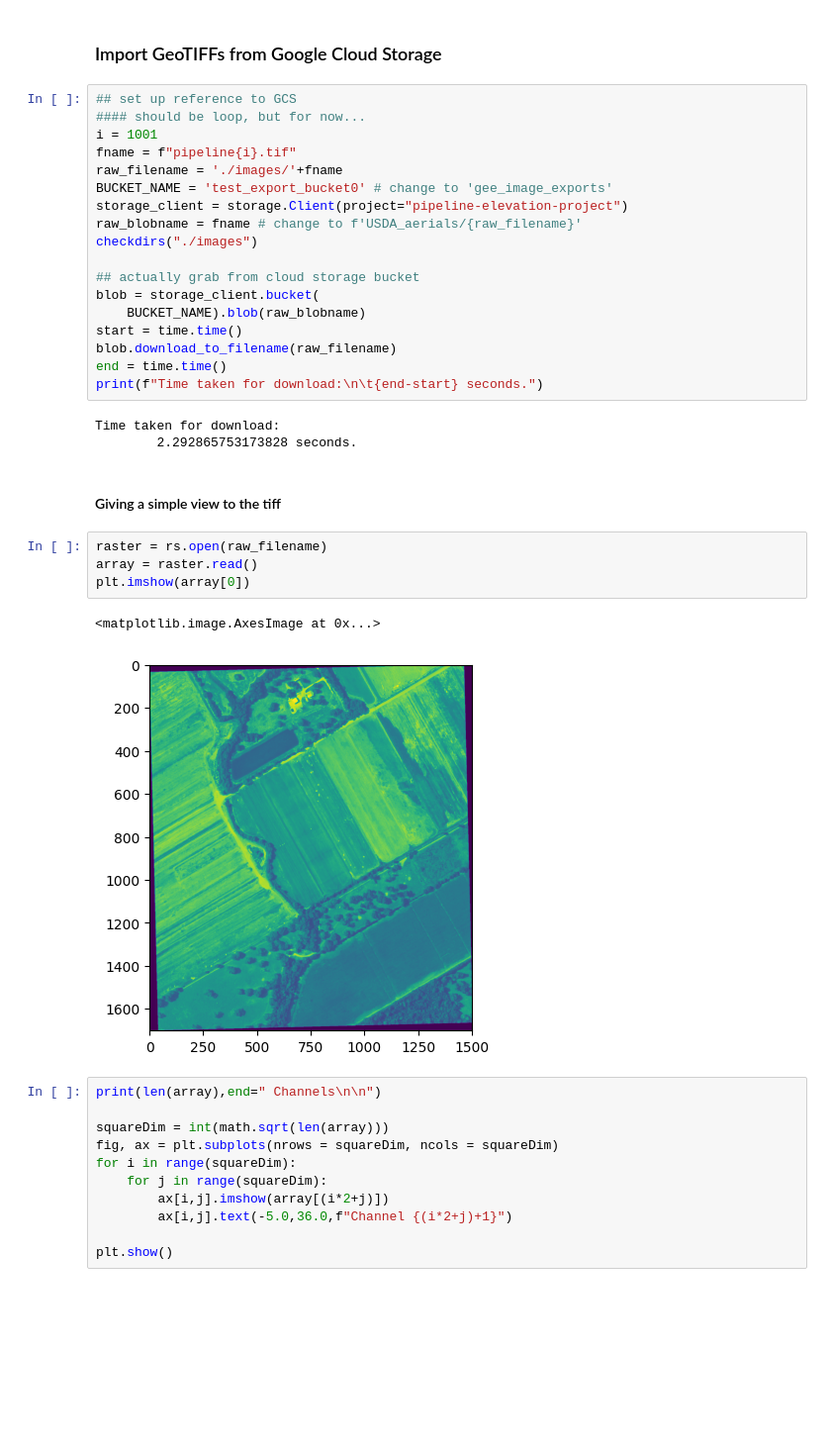
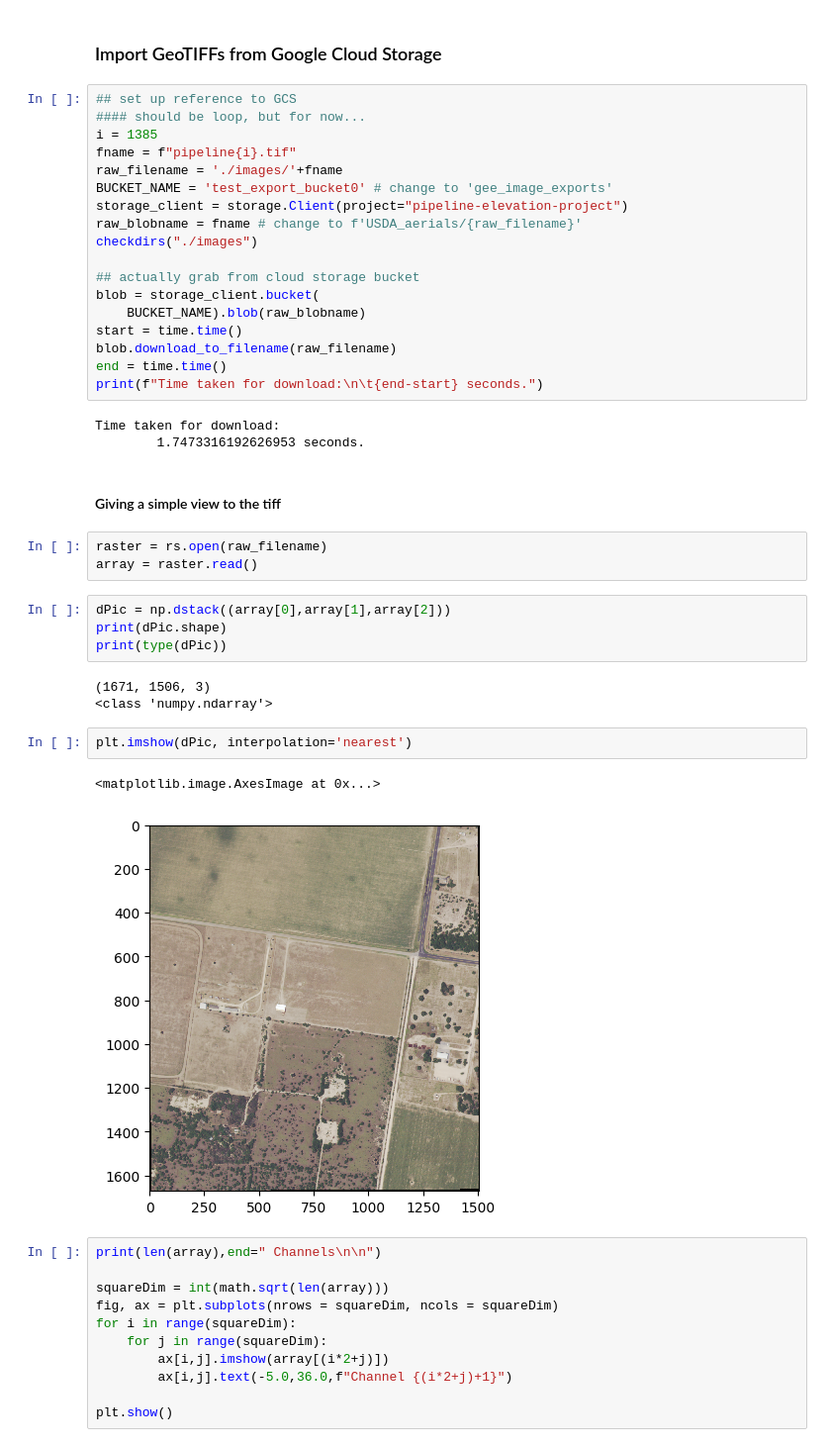
Before and after one commit to LuckyLaharlTim/pipeline-elevation-project, a Jupyter notebook: Modeling/model.ipynb, the cells around one changed output. Shown at 99% size. Drawn from its saved outputs; the diff is of its cells as text; blank space fills up the shorter version.

Commit message:
rgb images

```diff
--- a/Modeling/model.ipynb
+++ b/Modeling/model.ipynb
@@ -37,7 +37,7 @@ def checkdirs(path):
 # %%
 ## set up reference to GCS
 #### should be loop, but for now...
-i = 1001
+i = 1385
 fname = f"pipeline{i}.tif"
 raw_filename = './images/'+fname
 BUCKET_NAME = 'test_export_bucket0' # change to 'gee_image_exports'
@@ -54,16 +54,24 @@ end = time.time()
 print(f"Time taken for download:\n\t{end-start} seconds.")
 # %% [output]
 Time taken for download:
-        2.292865753173828 seconds.
+        1.7473316192626953 seconds.
 # %% [markdown]
 #### Giving a simple view to the tiff
 # %%
 raster = rs.open(raw_filename)
 array = raster.read()
-plt.imshow(array[0])
-# %% [output]
-<matplotlib.image.AxesImage at 0x...>
-[figure, removed]
+# %%
+dPic = np.dstack((array[0],array[1],array[2]))
+print(dPic.shape)
+print(type(dPic))
+# %% [output]
+(1671, 1506, 3)
+<class 'numpy.ndarray'>
+# %%
+plt.imshow(dPic, interpolation='nearest')
+# %% [output]
+<matplotlib.image.AxesImage at 0x...>
+[figure, added]
 # %%
 print(len(array),end=" Channels\n\n")
 
```
Also changed, not shown: parts of 1 cell of this notebook.
